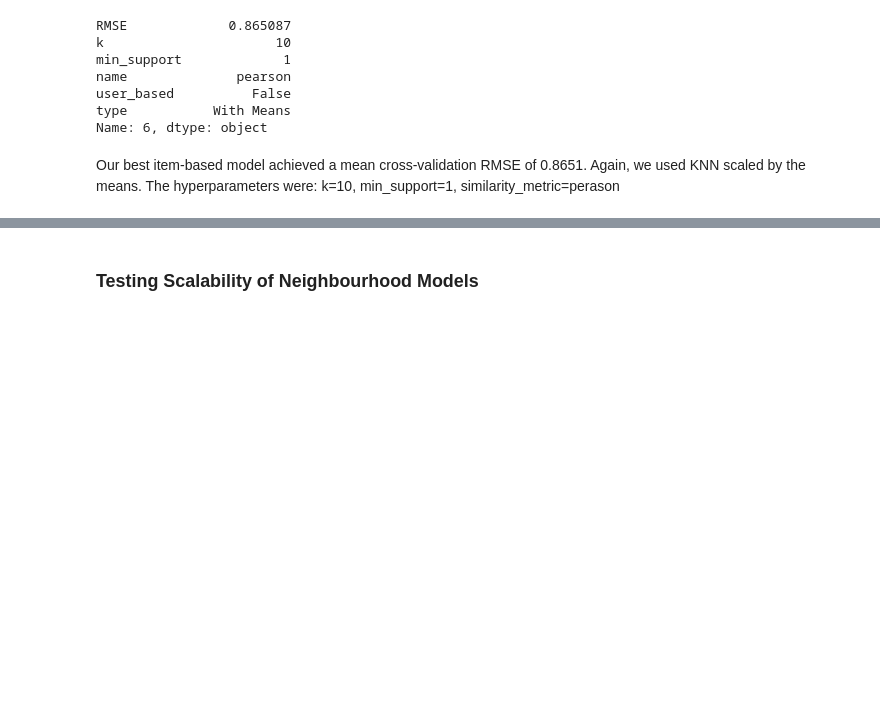
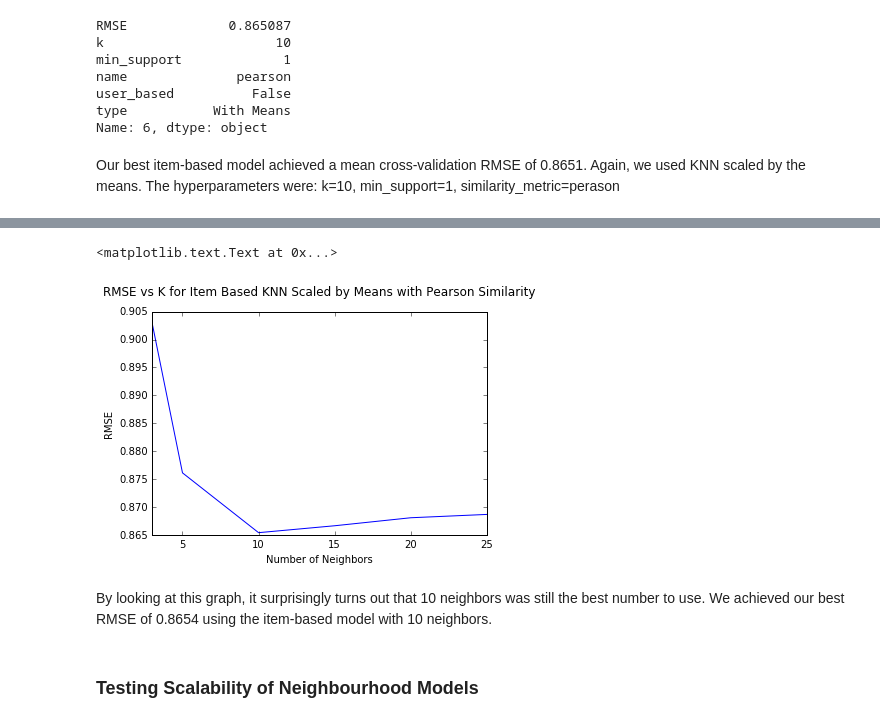
Before and after one commit to sdoctor7/book-recommendations, a Jupyter notebook: neighborhood_surprise.ipynb, the cells around one changed output, grey strips where cells are left out. Saved outputs shown, nothing was run; the diff lists cells and outputs as text; code cells hidden in the pictures; blank space fills up the shorter version.

```diff
--- a/neighborhood_surprise.ipynb
+++ b/neighborhood_surprise.ipynb
@@ -451,0 +454,4 @@ Our best item-based model achieved a mean cross-validation RMSE of 0.8651. Again
+# %%
+algorithm1 = surprise.prediction_algorithms.knns.KNNWithMeans
+param_grid = {'k': [3, 5, 10, 15, 20, 25], 'sim_options': {'name': ['pearson'], 'min_support': [1], 'user_based': [False]}}
+KNN_means_results_full_items_updated = grid_search_data(train_10000_100, algorithm1, param_grid, ['RMSE'])
@@ -451,0 +476,3 @@ Our best item-based model achieved a mean cross-validation RMSE of 0.8651. Again
+# %%
+KNN_means_results_full_items_updated_df = convert_grid_results(KNN_means_results_full_items_updated)
+KNN_means_results_full_items_updated_df
@@ -452,3 +487,13 @@ Our best item-based model achieved a mean cross-validation RMSE of 0.8651. Again
+# %%
+KNN_means_results_full_items_updated_df.plot(x='k', y='RMSE', legend = False)
+plt.xlabel('Number of Neighbors')
+plt.ylabel('RMSE')
+plt.title('RMSE vs K for Item Based KNN Scaled by Means with Pearson Similarity', y=1.05)
+# %% [output]
+<matplotlib.text.Text at 0x...>
+[figure, added]
+# %% [markdown]
+By looking at this graph, it surprisingly turns out that 10 neighbors was still the best number to use. We achieved our best RMSE of 0.8654 using the item-based model with 10 neighbors.
 # %% [markdown]
 ### Testing Scalability of Neighbourhood Models
 # %%
```
Also changed, not shown: parts of 18 cells of this notebook.
